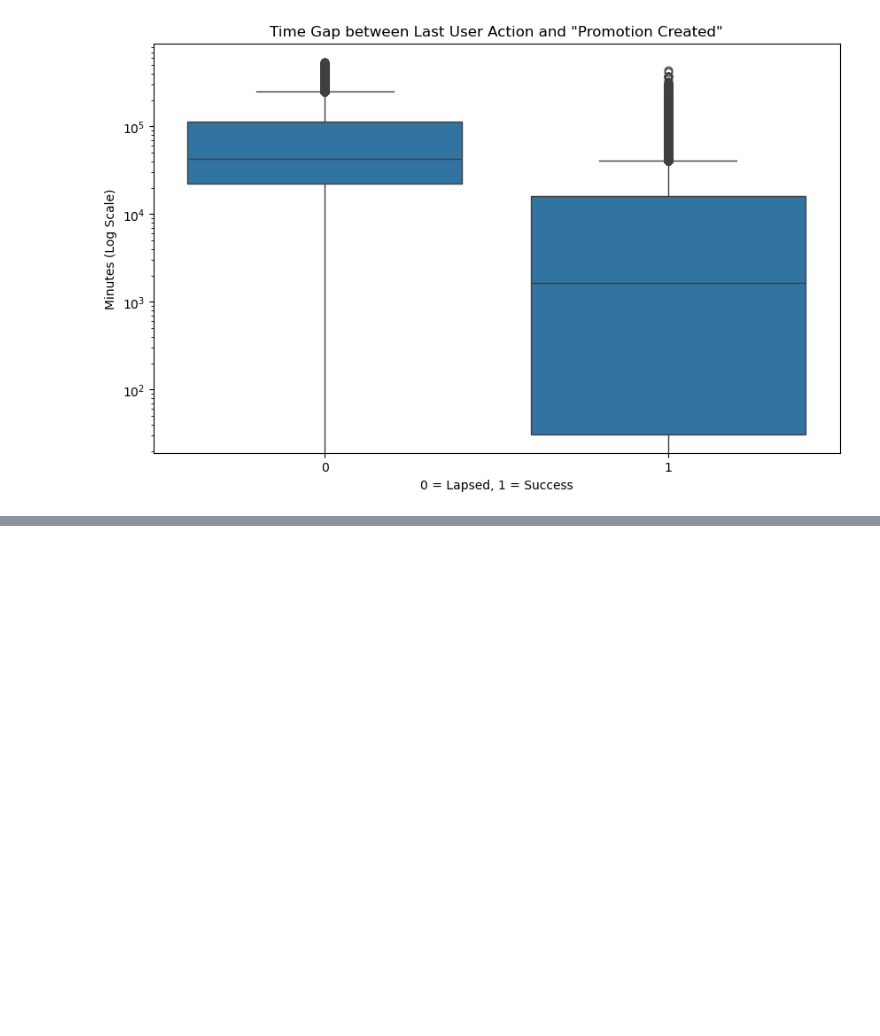
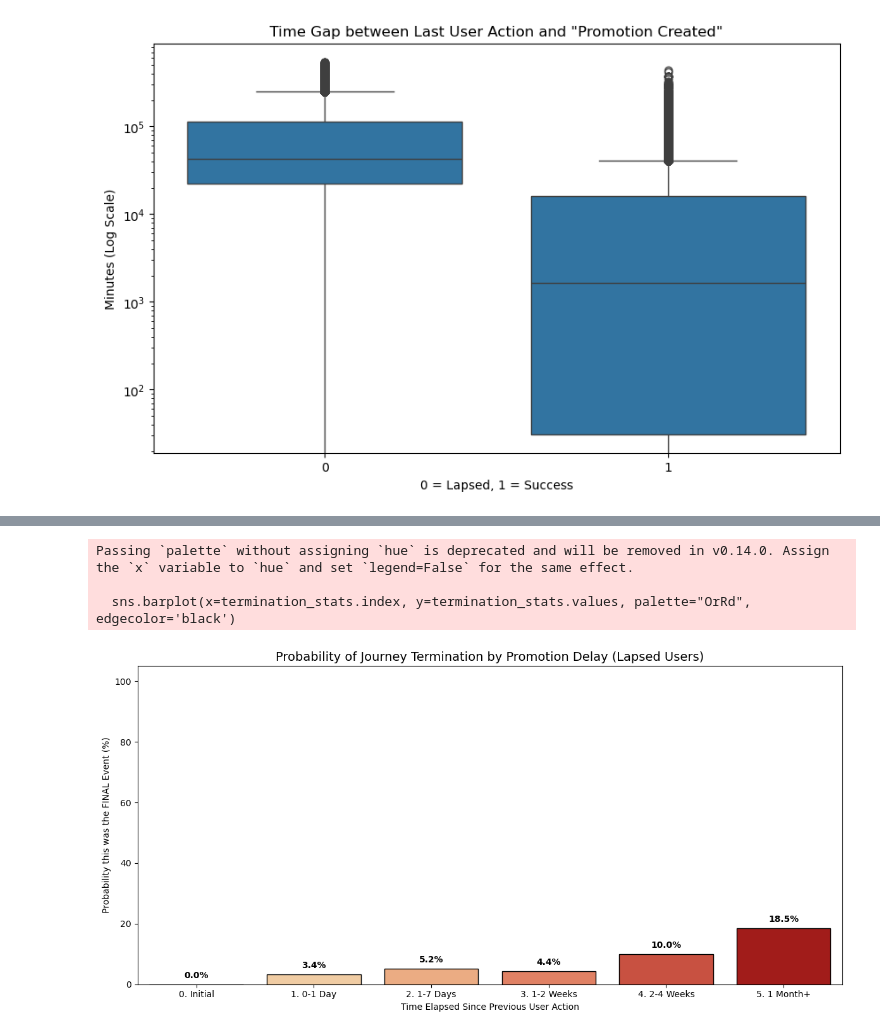
Before and after one commit to anthnoyc/stats_m148, a Jupyter notebook: jacob_data_exploration.ipynb, the cells around one changed output, grey strips where cells are left out. Saved outputs shown, nothing was run; the diff lists cells and outputs as text; code cells hidden in the pictures; blank space fills up the shorter version.

```diff
--- a/jacob_data_exploration.ipynb
+++ b/jacob_data_exploration.ipynb
@@ -660,0 +623,45 @@ Name: proportion, dtype: float64
+# %%
+# --- THE GHOST PROBABILITY CHART ---
+
+# 1. Merge labels if missing
+if 'label' not in df_sorted.columns:
+    df_sorted = df_sorted.merge(df_train[['customer_id', 'label']], on='customer_id', how='left')
+
+# 2. Filter for Lapsed Users and ALL their promotion events
+lapsed_promos = df_sorted[(df_sorted['label'] == 0) & (df_sorted['event_name'] == 'promotion_created')].copy()
+
+# 3. Create the granular "Long Tail" bins
+def ghost_bins(hours):
+    if pd.isna(hours): return '0. Initial'
+    days = hours / 24
+    if days <= 1:  return '1. 0-1 Day'
+    if days <= 7:  return '2. 1-7 Days'
+    if days <= 14: return '3. 1-2 Weeks'
+    if days <= 30: return '4. 2-4 Weeks'
+    return '5. 1 Month+'
+
+lapsed_promos['delay_bucket'] = lapsed_promos['promo_delay_hours'].apply(ghost_bins)
+
+# 4. CALCULATE TERMINATION RATE:
+# % of promotions in this bucket that were the ABSOLUTE FINAL event for the user
+termination_stats = lapsed_promos.groupby('delay_bucket')['is_last_event'].mean() * 100
+
+# 5. Plotting
+plt.figure(figsize=(12, 6))
+sns.barplot(x=termination_stats.index, y=termination_stats.values, palette="OrRd", edgecolor='black')
+
+plt.title('Probability of Journey Termination by Promotion Delay (Lapsed Users)', fontsize=14)
+plt.ylabel('Probability this was the FINAL Event (%)')
+plt.xlabel('Time Elapsed Since Previous User Action')
+plt.ylim(0, 105)
+
+for i, v in enumerate(termination_stats):
+    plt.text(i, v + 2, f"{v:.1f}%", ha='center', fontweight='bold')
+
+plt.tight_layout()
+plt.show()
+# %% [output]
+Passing `palette` without assigning `hue` is deprecated and will be removed in v0.14.0. Assign the `x` variable to `hue` and set `legend=False` for the same effect.
+
+  sns.barplot(x=termination_stats.index, y=termination_stats.values, palette="OrRd", edgecolor='black')
+[figure, added]
```
Also changed, not shown: parts of 8 cells of this notebook.
